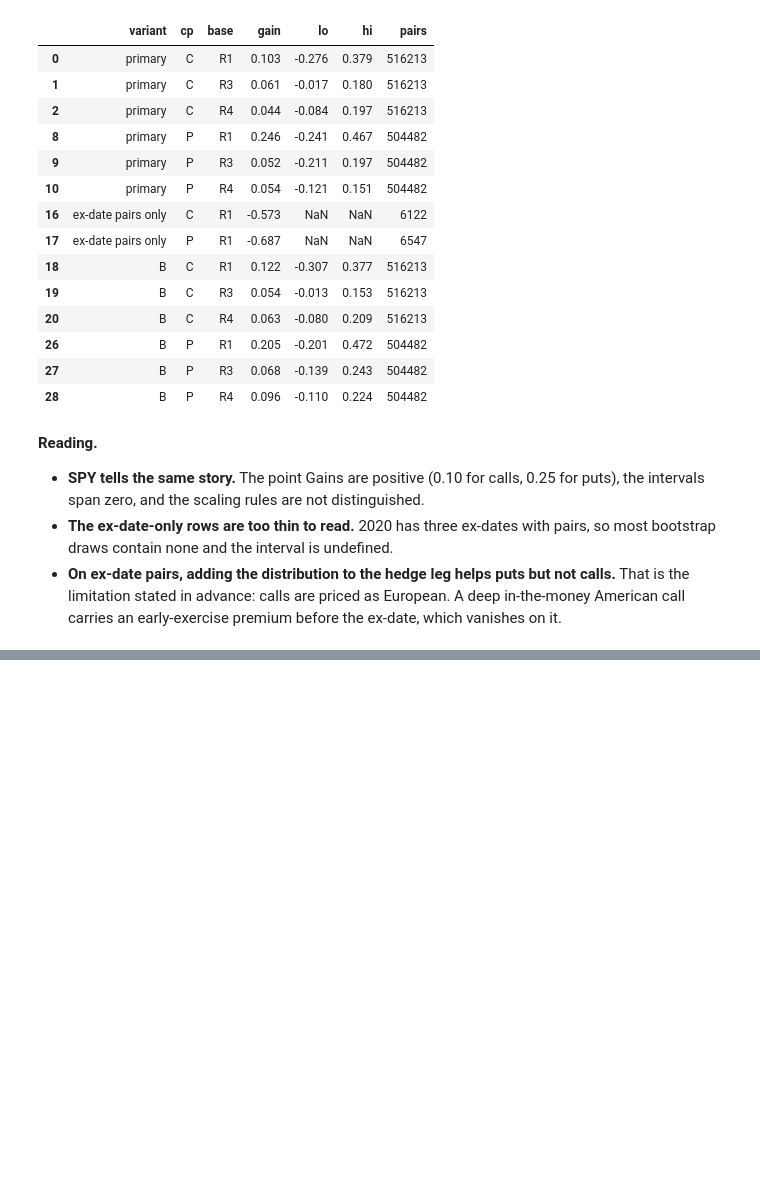
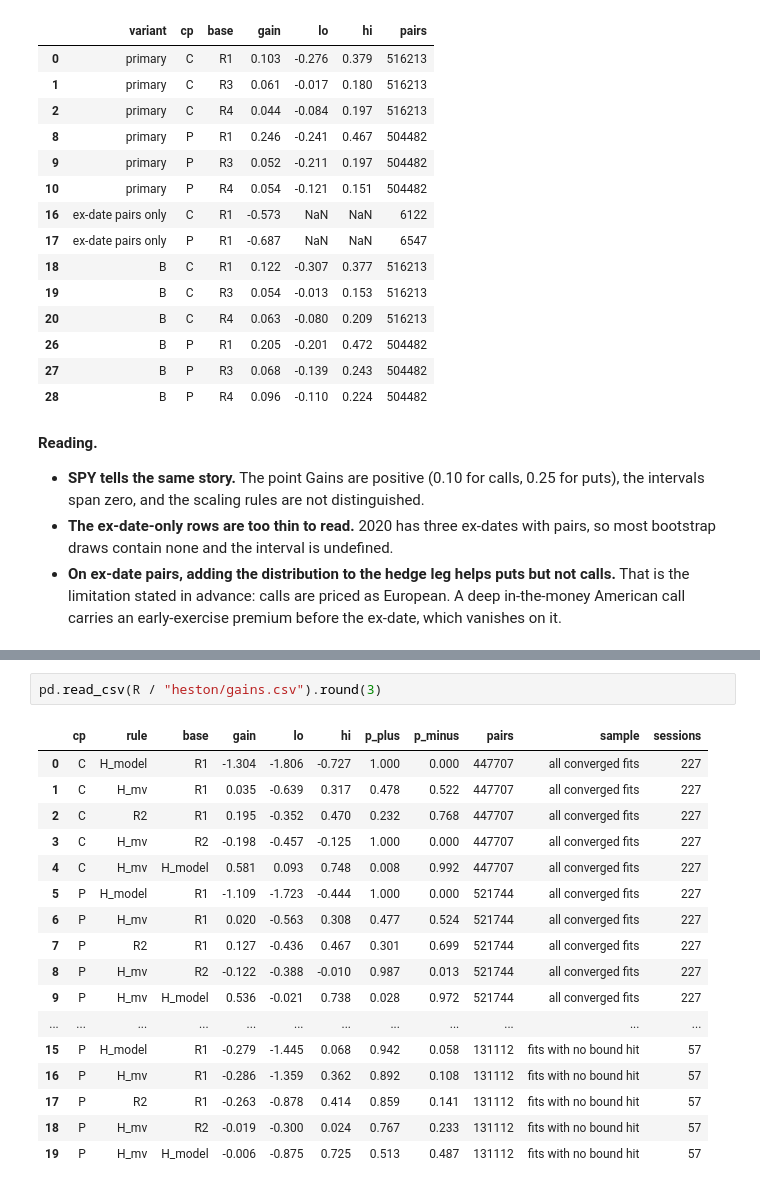
Before and after one commit to biswajit-nag/hull-white-delta-spx, a Jupyter notebook: notebooks/05_breakdown_and_sensitivities.ipynb, the cells around one changed output, grey strips where cells are left out. Saved outputs shown, nothing was run; the diff lists cells and outputs as text; blank space fills up the shorter version.

```diff
--- a/notebooks/05_breakdown_and_sensitivities.ipynb
+++ b/notebooks/05_breakdown_and_sensitivities.ipynb
@@ -173,0 +282,20 @@ s[(s.rule == "R2") & s.base.isin(["R1", "R3", "R4"])][["variant", "cp", "base",
+# %%
+pd.read_csv(R / "heston/gains.csv").round(3)
+# %% [output]
+|  | cp | rule | base | gain | lo | hi | p_plus | p_minus | pairs | sample | sessions |
+| 0 | C | H_model | R1 | -1.304 | -1.806 | -0.727 | 1.000 | 0.000 | 447707 | all converged fits | 227 |
+| 1 | C | H_mv | R1 | 0.035 | -0.639 | 0.317 | 0.478 | 0.522 | 447707 | all converged fits | 227 |
+| 2 | C | R2 | R1 | 0.195 | -0.352 | 0.470 | 0.232 | 0.768 | 447707 | all converged fits | 227 |
+| 3 | C | H_mv | R2 | -0.198 | -0.457 | -0.125 | 1.000 | 0.000 | 447707 | all converged fits | 227 |
+| 4 | C | H_mv | H_model | 0.581 | 0.093 | 0.748 | 0.008 | 0.992 | 447707 | all converged fits | 227 |
+| 5 | P | H_model | R1 | -1.109 | -1.723 | -0.444 | 1.000 | 0.000 | 521744 | all converged fits | 227 |
+| 6 | P | H_mv | R1 | 0.020 | -0.563 | 0.308 | 0.477 | 0.524 | 521744 | all converged fits | 227 |
+| 7 | P | R2 | R1 | 0.127 | -0.436 | 0.467 | 0.301 | 0.699 | 521744 | all converged fits | 227 |
+| 8 | P | H_mv | R2 | -0.122 | -0.388 | -0.010 | 0.987 | 0.013 | 521744 | all converged fits | 227 |
+| 9 | P | H_mv | H_model | 0.536 | -0.021 | 0.738 | 0.028 | 0.972 | 521744 | all converged fits | 227 |
+| ... | ... | ... | ... | ... | ... | ... | ... | ... | ... | ... | ... |
+| 15 | P | H_model | R1 | -0.279 | -1.445 | 0.068 | 0.942 | 0.058 | 131112 | fits with no bound hit | 57 |
+| 16 | P | H_mv | R1 | -0.286 | -1.359 | 0.362 | 0.892 | 0.108 | 131112 | fits with no bound hit | 57 |
+| 17 | P | R2 | R1 | -0.263 | -0.878 | 0.414 | 0.859 | 0.141 | 131112 | fits with no bound hit | 57 |
+| 18 | P | H_mv | R2 | -0.019 | -0.300 | 0.024 | 0.767 | 0.233 | 131112 | fits with no bound hit | 57 |
+| 19 | P | H_mv | H_model | -0.006 | -0.875 | 0.725 | 0.513 | 0.487 | 131112 | fits with no bound hit | 57 |
```
Also changed, not shown: parts of 12 cells of this notebook, 8 other files.
